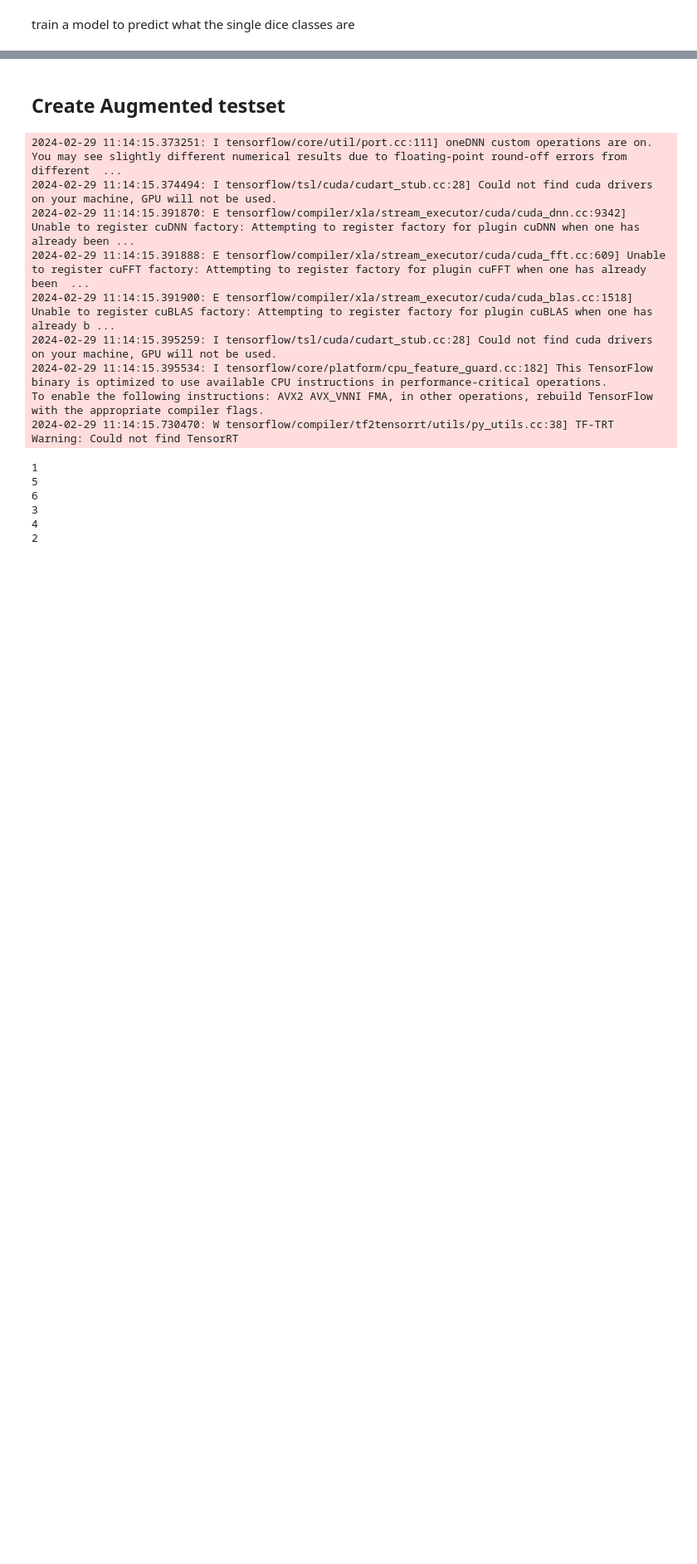
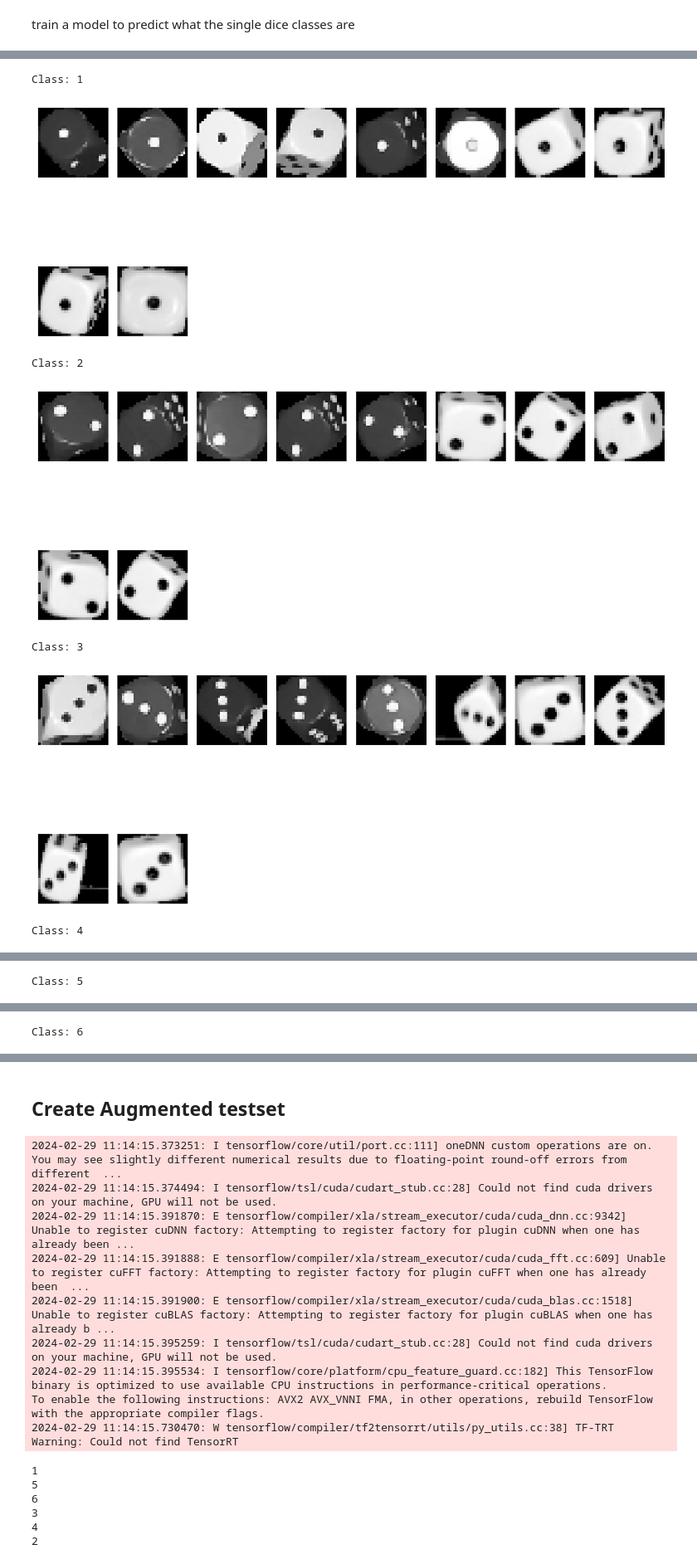
Before and after one commit to buehlpa/Dice, a Jupyter notebook: workspace/training_eyes_detector.ipynb, the cells around one changed output, grey strips where cells are left out. Shown at 83% size. Cells and saved outputs as stored; diff of their text form; code cells hidden in the pictures; blank space fills up the shorter version.

```diff
--- a/workspace/training_eyes_detector.ipynb
+++ b/workspace/training_eyes_detector.ipynb
@@ -258 +287,36 @@ True Class: 4, Predicted Class: 2
 ----------------------------
+# %%
+
+# Get the class labels
+class_labels = test_generator.class_indices
+
+# Create a dictionary to store the images for each class
+class_images = {class_label: [] for class_label in class_labels}
+
+# Iterate over the test generator and store the images for each class
+for i in range(len(test_generator)):
+    images, labels = test_generator[i]
+    for j in range(len(images)):
+        image = images[j]
+        label = labels[j]
+        class_label = list(class_labels.keys())[list(class_labels.values()).index(np.argmax(label))]
+        class_images[class_label].append(image)
+
+# Display the images class by class
+for class_label, images in class_images.items():
+    print(f"Class: {class_label}")
+    plt.figure(figsize=(10, 10))
+    for i in range(len(images)):
+        plt.subplot(4, 8, i+1)
+        plt.imshow(images[i].reshape(img_width, img_height), cmap='gray')
+        plt.axis('off')
+        plt.tight_layout()
+    plt.show()
+# %% [output]
+Class: 1
+[figure, added]
+Class: 2
+[figure, added]
+Class: 3
+[figure, added]
+Class: 4
@@ -258,0 +324 @@ True Class: 4, Predicted Class: 2
+Class: 5
@@ -258,0 +326 @@ True Class: 4, Predicted Class: 2
+Class: 6
```
Also changed, not shown: parts of 10 cells of this notebook.
